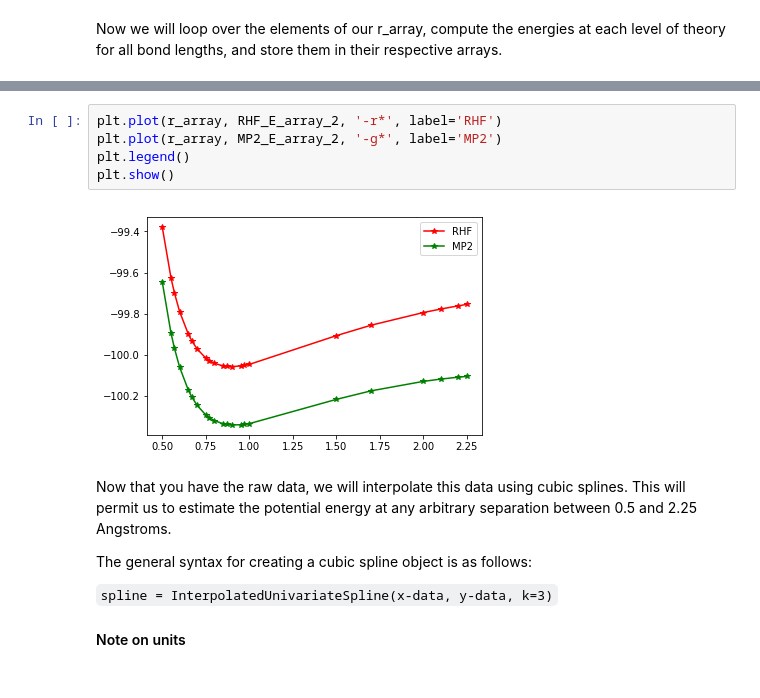
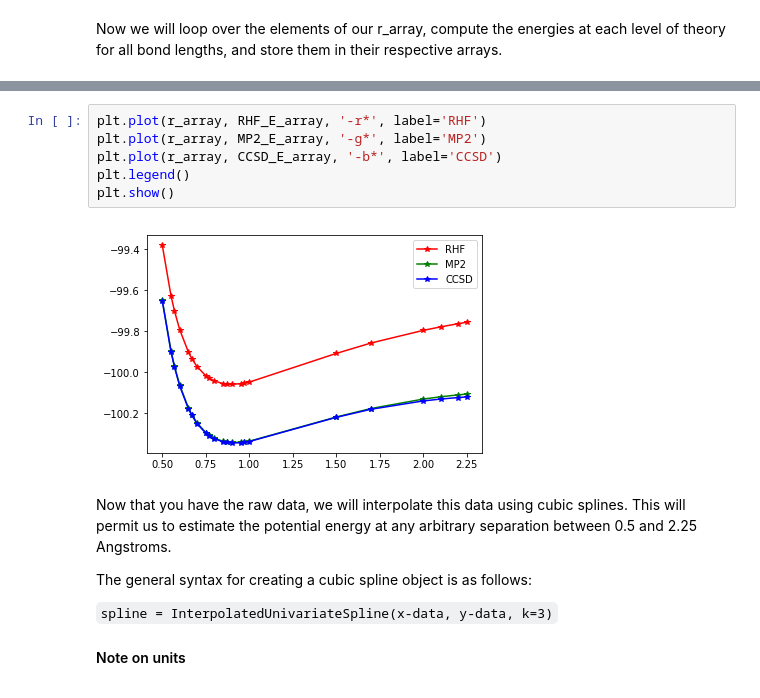
Before and after one commit to valerie-morales/2019FoleyWorkshop, a Jupyter notebook: Ab_Initio_MD_template.ipynb, the cells around one changed output, grey strips where cells are left out. Saved outputs shown, nothing was run; the diff lists cells and outputs as text.

```diff
--- a/Ab_Initio_MD_template.ipynb
+++ b/Ab_Initio_MD_template.ipynb
@@ -73,10 +65,11 @@ Error occurred in file: D:\a\1\s\psi4\src\psi4\libdpd\init.cc on line: 68
 # %%
-plt.plot(r_array, RHF_E_array_2, '-r*', label='RHF')
-plt.plot(r_array, MP2_E_array_2, '-g*', label='MP2')
+plt.plot(r_array, RHF_E_array, '-r*', label='RHF')
+plt.plot(r_array, MP2_E_array, '-g*', label='MP2')
+plt.plot(r_array, CCSD_E_array, '-b*', label='CCSD')
 plt.legend()
 plt.show()
 # %% [output]
-[figure, old version]
+[figure, new version]
 # %% [markdown]
 Now that you have the raw data, we will interpolate this data using cubic splines.  This will permit us to
 estimate the potential energy at any arbitrary separation between 0.5 and 2.25 Angstroms.
```
Also changed, not shown: parts of 15 cells of this notebook.
